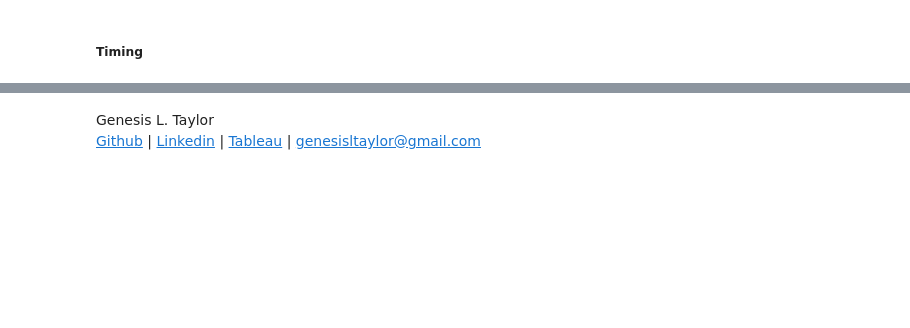
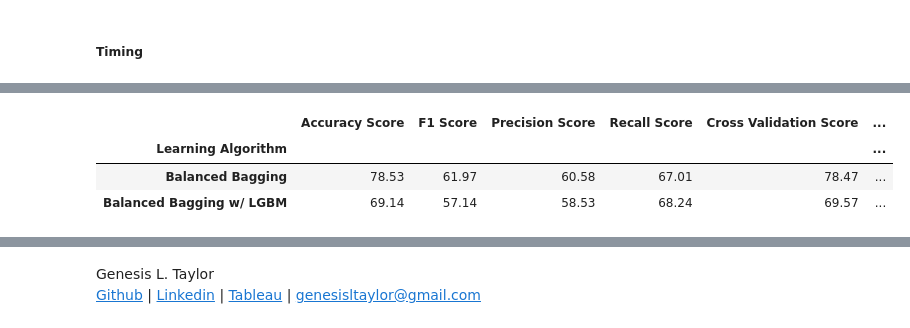
Before and after one commit to GenTaylor/Traffic-Accident-Analysis, a Jupyter notebook: UK_Road_Safety_Traffic_Accidents_and_Vehicles_Machine_Learning.ipynb, the cells around one changed output, grey strips where cells are left out. Cells and saved outputs as stored; diff of their text form; code cells hidden in the pictures; blank space fills up the shorter version.

```diff
--- a/UK_Road_Safety_Traffic_Accidents_and_Vehicles_Machine_Learning.ipynb
+++ b/UK_Road_Safety_Traffic_Accidents_and_Vehicles_Machine_Learning.ipynb
@@ -1170,0 +1255,13 @@ Based on the visualizations above, Balanced Bagging Classifier from imblearn is
+# %%
+#create list of b_bagging
+b_bagging_data={'Learning Algorithm':['Balanced Bagging','Balanced Bagging w/ LGBM' ],
+           'Accuracy  Score':[78.53,69.14], 'F1 Score ':[61.97,57.14],
+           'Precision Score':[60.58,58.53],'Recall Score':[67.01,68.24],
+           'Cross Validation Score':[78.47,69.57],'Specificity Score':[82.21,69.43],
+           'Error Rate':[17.79,30.86],'False Positive Rate':[21.47,30.57],
+           'Roc Auc Score':[67.01,68.24],'Time':[12142.18031,60178.96671],
+           'Learning Library':['Imblearn', 'Imblearn']}
+#create dataframe
+b_bagging=pd.DataFrame(b_bagging_data)
+
+b_bagging.head(10)
@@ -1170,0 +1272,18 @@ Based on the visualizations above, Balanced Bagging Classifier from imblearn is
+# %%
+#change time to minutes
+b_bagging['Time in Minutes'] = round(b_bagging['Time']/60, 2)
+
+#drop actual Time column
+b_bagging=b_bagging.drop('Time',axis=1)
+
+#rearrange columns
+b_bagging = b_bagging[['Learning Algorithm', 'Accuracy  Score', 'F1 Score ', 'Precision Score',
+                   'Recall Score', 'Cross Validation Score', 'Specificity Score', 'Error Rate',
+                   'False Positive Rate','Roc Auc Score','Time in Minutes', 'Learning Library']]
+b_bagging.set_index('Learning Algorithm', inplace=True)
+b_bagging.head(10)
+# %% [output]
+|  | Accuracy Score | F1 Score | Precision Score | Recall Score | Cross Validation Score | ... |
+| Learning Algorithm |  |  |  |  |  | ... |
+| Balanced Bagging | 78.53 | 61.97 | 60.58 | 67.01 | 78.47 | ... |
+| Balanced Bagging w/ LGBM | 69.14 | 57.14 | 58.53 | 68.24 | 69.57 | ... |
```
Also changed, not shown: parts of 17 cells of this notebook, 1 other file.
